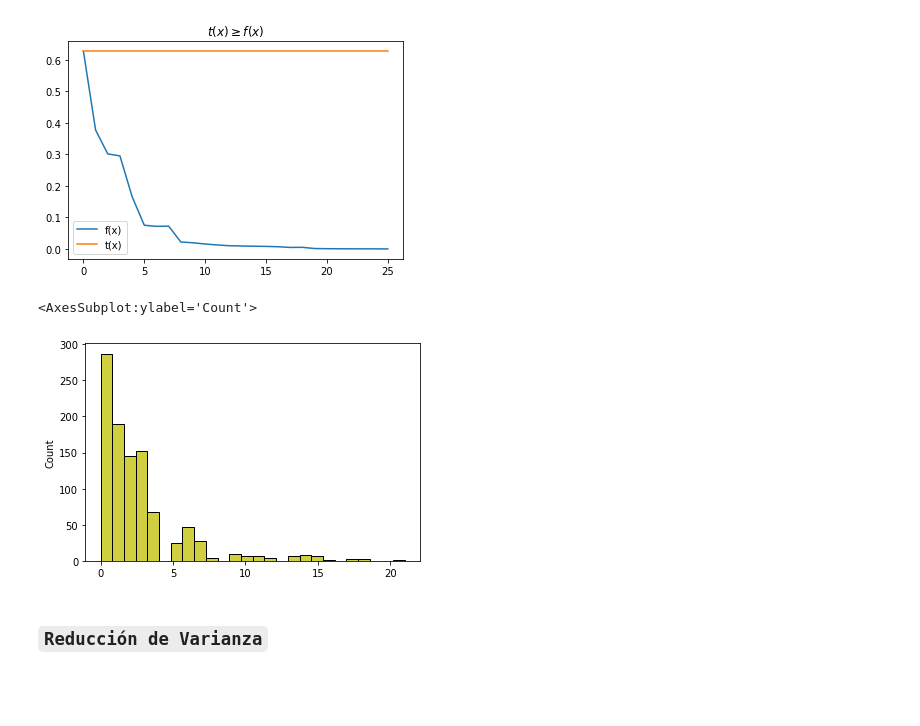
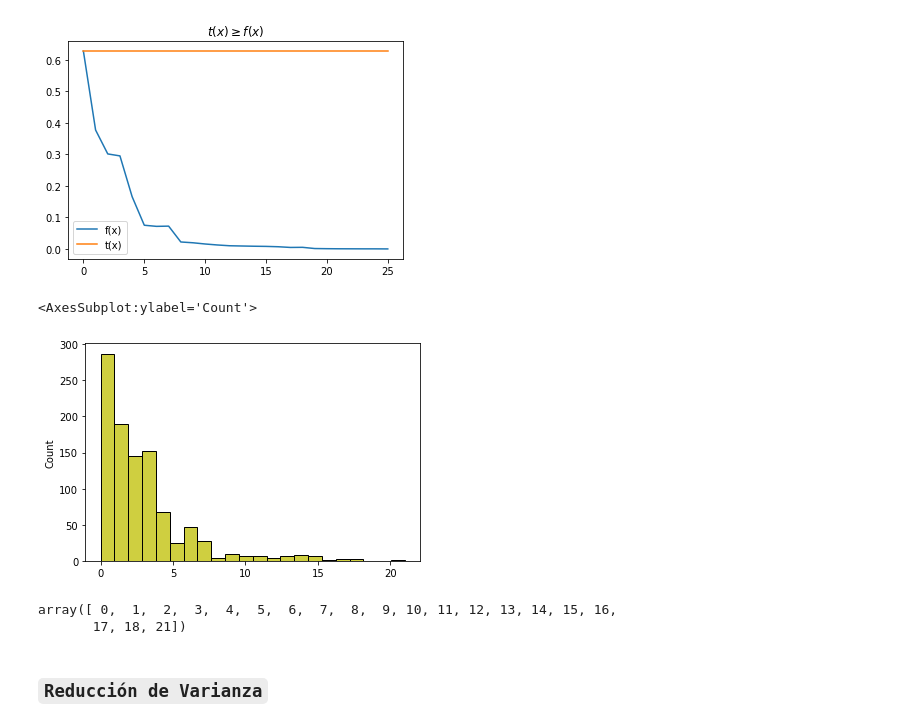
Before and after one commit to JuanPablo2019/Proyecto_modulo1, a Jupyter notebook: ProyectoModulo1_MaganaJ_PinedaB.ipynb, the cells around one changed output. Drawn from its saved outputs; the diff is of its cells as text; code cells hidden in the pictures; blank space fills up the shorter version.

Commit message:
histograma nuevo

```diff
--- a/ProyectoModulo1_MaganaJ_PinedaB.ipynb
+++ b/ProyectoModulo1_MaganaJ_PinedaB.ipynb
@@ -2047,12 +2047,17 @@ def values_acep_rechazo_Discrete(N:'Cantidad de variables aleatorias a generar',
 N = 1000
 new_goods = values_acep_rechazo_Discrete(N,f_uni_kde_d,t_d2,0,25)
 # %%
-sns.histplot(x=new_goods,bins=26,color='y')
+sns.histplot(x=new_goods,bins=22,color='y')
 # %% [output]
 <AxesSubplot:ylabel='Count'>
-[figure, old version]
+[figure, new version]
 # %%
 new_goods = np.array(new_goods)
+# %%
+np.unique(new_goods)
+# %% [output]
+array([ 0,  1,  2,  3,  4,  5,  6,  7,  8,  9, 10, 11, 12, 13, 14, 15, 16,
+       17, 18, 21])
 # %% [markdown]
 ### `Reducción de Varianza`
 # %% [markdown]
```
Also changed, not shown: parts of 3 cells of this notebook.
